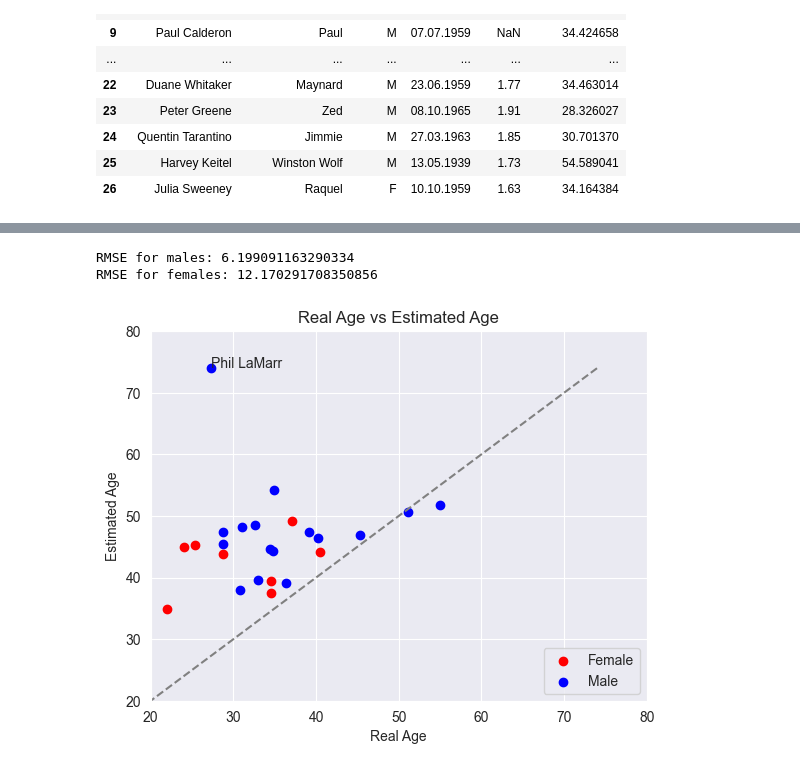
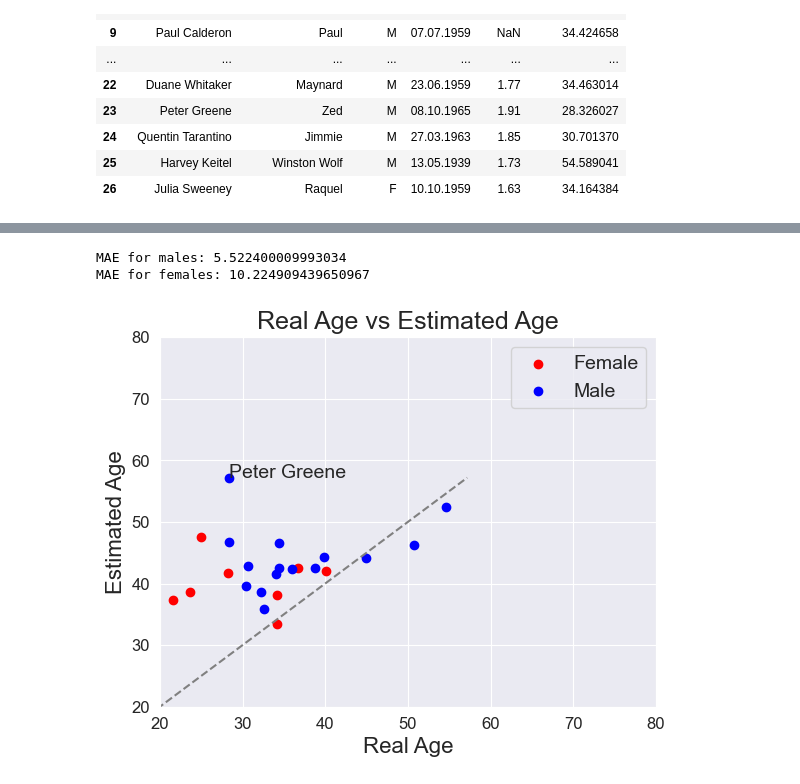
Before and after one commit to griko/vanpy, a Jupyter notebook: src/notebook_examples/pulp_fiction_analysis.ipynb, the cells around one changed output, grey strips where cells are left out. Cells and saved outputs as stored; diff of their text form; code cells hidden in the pictures.

```diff
--- a/src/notebook_examples/pulp_fiction_analysis.ipynb
+++ b/src/notebook_examples/pulp_fiction_analysis.ipynb
@@ -71,3 +166,26 @@ features_and_annotations_df = features_and_annotations_df[features_and_annotatio
+# %%
+calssification_columns_list = [ #f'{segmentizer}_processed_path',
+ # 'pyannote_diarization_classification',
+ 'whisper_transcript',
+ 'whisper_language',
+ 'speech_brain_iemocap_emotion',
+ 'vanpy_gender_classification',
+ 'vanpy_age_estimation',
+ 'vanpy_height_estimation',
+ 'vanpy_emotion_classification',
+ 'arousal',
+ 'dominance',
+ 'valence',
+ 'yamnet_classification',
+ 'cosine_distance_diarization',
+ 'agglomerative_clustering_diarization',
+ 'gmm_clustering_diarization']
+# %%
+features_and_annotations_df_columns = calssification_columns_list  # processed_payload.get_classification_df().columns.tolist()
+# features_and_annotations_df_columns.extend(['silero_vad_processed_path', 'speaker', 'id', 'duration', 'text', 'silero_vad_segment_start', 'silero_vad_segment_stop'])
+features_and_annotations_df_columns.extend([f'{segmentizer}_processed_path', 'speaker', 'id', 'duration', 'text', f'{segmentizer}_segment_start', f'{segmentizer}_segment_stop'])
+features_and_annotations_df = features_df[features_and_annotations_df_columns]
+features_and_annotations_df = features_and_annotations_df.dropna(subset=[f'{segmentizer}_processed_path'])
 # %%
 film_final_shooting_date = '30.11.1993'
 actors_df = pd.read_csv('data/Pulp_Fiction_Actors.tsv', sep='\t')
@@ -470,7 +271,7 @@ plt.show()
 # %%
-features_and_annotations_df['gender_value'] = features_and_annotations_df['vanpy_voxceleb_gender_classification'].apply(lambda x: 1 if x == 'male' else 0)
+features_and_annotations_df['gender_value'] = features_and_annotations_df['vanpy_gender_classification'].apply(lambda x: 1 if x == 'male' else 0)
 # %%
-mean_estimation_df = features_and_annotations_df[['speaker', 'gender_value', 'vanpy_voxceleb_age_estimation', 'vanpy_voxceleb_height_estimation', 'arousal', 'dominance', 'valence']].groupby('speaker').mean()
+mean_estimation_df = features_and_annotations_df[['speaker', 'gender_value', 'vanpy_age_estimation', 'vanpy_height_estimation', 'arousal', 'dominance', 'valence']].groupby('speaker').mean()
 # %%
 mean_estimation_df
 # %% [output]
@@ -727,23 +442,28 @@ Male t-statistic: -2.7280650691031405, p-value: 0.017245380288256226
 # %%
 from sklearn.metrics import mean_squared_error
+from sklearn.metrics import mean_absolute_error
 from math import sqrt
 
 # For males
-male_df = sorted_df[sorted_df['gender'] == 'M'][['height', 'vanpy_voxceleb_height_estimation', 'gender']].dropna()
+male_df = sorted_df[sorted_df['gender'] == 'M'][['height', 'vanpy_height_estimation', 'gender']].dropna()
 male_real = male_df['height']
-male_estimated = male_df['vanpy_voxceleb_height_estimation']
-rmse_male = sqrt(mean_squared_error(male_real, male_estimated))
-print(f"RMSE for males: {rmse_male}")
+male_estimated = male_df['vanpy_height_estimation']
+# rmse_male = sqrt(mean_squared_error(male_real, male_estimated))
+# print(f"RMSE for males: {rmse_male}")
+mse_male = mean_absolute_error(male_real, male_estimated)
+print(f"MAE for males: {mse_male}")
 
 # For females
-female_df = sorted_df[sorted_df['gender'] == 'F'][['height', 'vanpy_voxceleb_height_estimation', 'gender']].dropna()
+female_df = sorted_df[sorted_df['gender'] == 'F'][['height', 'vanpy_height_estimation', 'gender']].dropna()
 female_real = female_df['height']
-female_estimated = female_df['vanpy_voxceleb_height_estimation']
-rmse_female = sqrt(mean_squared_error(female_real, female_estimated))
-print(f"RMSE for females: {rmse_female}")
+female_estimated = female_df['vanpy_height_estimation']
+# rmse_female = sqrt(mean_squared_error(female_real, female_estimated))
+# print(f"RMSE for females: {rmse_female}")
+mse_female = mean_absolute_error(female_real, female_estimated)
+print(f"MAE for females: {mse_female}")
 # %% [output]
-RMSE for males: 6.199091163290334
-RMSE for females: 12.170291708350856
+MAE for males: 5.522400009993034
+MAE for females: 10.224909439650967
 # %%
 import pandas as pd
 import matplotlib.pyplot as plt
@@ -757,40 +477,40 @@ df_female = merged_df[merged_df['gender'] == 'F'].copy()
 
 # Sort the dataframes
 df_male.sort_values('screening_age', inplace=True)
 df_female.sort_values('screening_age', inplace=True)
 
 # Define outliers. Adjust this according to your definition of an "outlier"
-outlier_threshold = df_male['vanpy_voxceleb_age_estimation'].quantile(0.95)
+outlier_threshold = df_male['vanpy_age_estimation'].quantile(0.95)
 
 # Plot the data
-plt.scatter(df_female['screening_age'], df_female['vanpy_voxceleb_age_estimation'], color='red', label='Female')
-plt.scatter(df_male['screening_age'], df_male['vanpy_voxceleb_age_estimation'], color='blue', label='Male')
+plt.scatter(df_female['screening_age'], df_female['vanpy_age_estimation'], color='red', label='Female')
+plt.scatter(df_male['screening_age'], df_male['vanpy_age_estimation'], color='blue', label='Male')
 
 # Add labels to outliers
 for i, row in df_male.iterrows():
-    if row['vanpy_voxceleb_age_estimation'] > outlier_threshold:
-        plt.text(row['screening_age'], row['vanpy_voxceleb_age_estimation'], row['actor'])
+    if row['vanpy_age_estimation'] > outlier_threshold:
+        plt.text(row['screening_age'], row['vanpy_age_estimation'], row['actor'])
 
 # Add a reference line
-max_age = max(merged_df['screening_age'].max(), merged_df['vanpy_voxceleb_age_estimation'].max())
+max_age = max(merged_df['screening_age'].max(), merged_df['vanpy_age_estimation'].max())
 plt.plot([0, max_age], [0, max_age], color='gray', linestyle='--')
 
 # Label the axes and title
 plt.xlabel('Real Age')
 plt.ylabel('Estimated Age')
 plt.title('Real Age vs Estimated Age')
 
 # Limit x and y ticks
 plt.xlim(20, 80)
 plt.ylim(20, 80)
 
 # Show the legend
 plt.legend()
 
 # Show the plot
 plt.show()
 # %% [output]
-[figure, old version]
+[figure, new version]
 # %%
 import matplotlib.pyplot as plt
 import matplotlib.patches as mpatches
```
Also changed, not shown: parts of 51 cells of this notebook, 27 other files.
